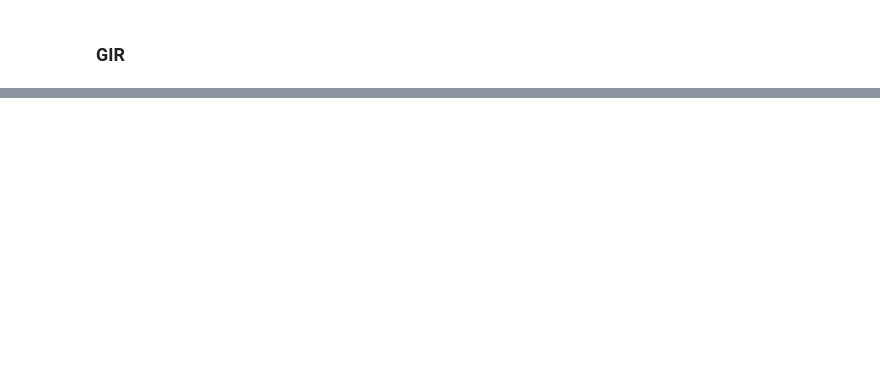
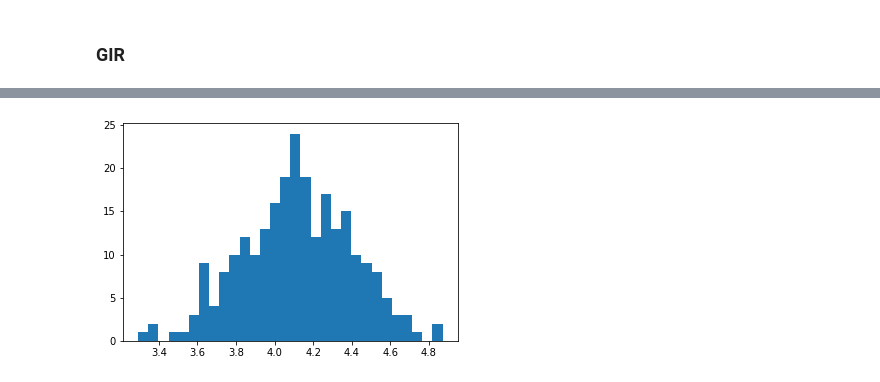
Before and after one commit to AndyWalker81/ProgrammingForDataAnalysis_Project, a Jupyter notebook: Programming_Project.ipynb, the cells around one changed output, grey strips where cells are left out. Drawn from its saved outputs; the diff is of its cells as text; code cells hidden in the pictures; blank space fills up the shorter version.

```diff
--- a/Programming_Project.ipynb
+++ b/Programming_Project.ipynb
@@ -381,0 +531,8 @@ df_t.head()
+# %%
+s=0.021071276169458617
+birdies_2030 = lognorm.rvs(s, loc=-9.5384, scale=13.661062712682266, size=250) # use the mean value determined for the loc and the scale is determined using fitter
+plt.hist(birdies_2030, bins=30)
+
+plt.show()
+# %% [output]
+[figure, added]
```
Also changed, not shown: parts of 86 cells of this notebook, 16 other files.
